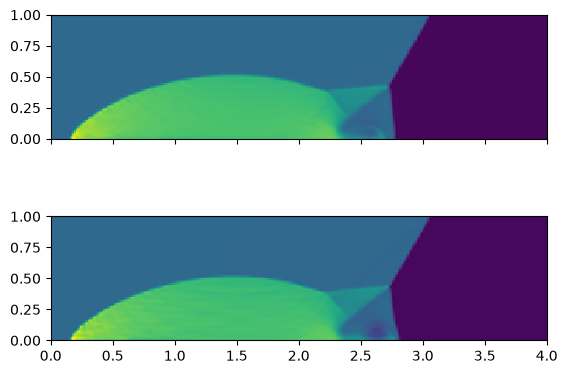
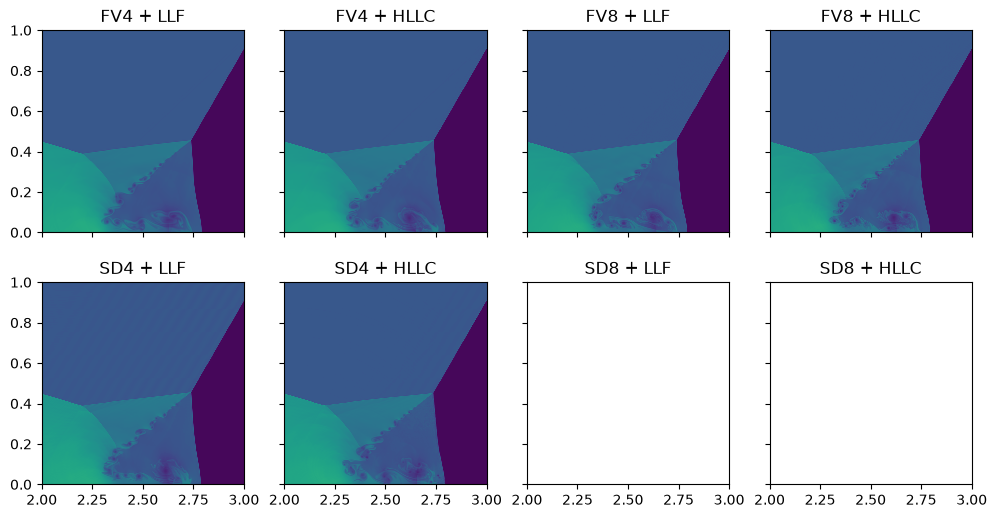
The notebook cell's code change between the first figure and the second:
--- before
+++ after
@@ -1,6 +1,37 @@
-fig, axs = plt.subplots(2, 1, sharex=True, sharey=True)
+fig, axs = plt.subplots(2, 4, sharex=True, sharey=True, figsize=(12, 6))
+axs[0, 0].set_xlim(2, 3)
 
-plot_fv(axs[0], sim1)
-plot_fv(axs[1], sim2)
-# plot_sd(axs[0], sim3)
-# plot_sd(axs[1], sim4)
+# plot_fv(axs[0], sim1)
+# plot_fv(axs[1], sim2)
+
+axs[0, 0].set_title("FV4 + LLF")
+m0 = plot_fv(axs[0, 0], sim1)
+
+axs[0, 1].set_title("FV4 + HLLC")
+m1 = plot_fv(axs[0, 1], sim2)
+
+axs[0, 2].set_title("FV8 + LLF")
+m2 = plot_fv(axs[0, 2], sim3)
+
+axs[0, 3].set_title("FV8 + HLLC")
+m3 = plot_fv(axs[0, 3], sim4)
+
+axs[1, 0].set_title("SD4 + LLF")
+m4 = plot_sd(axs[1, 0], sim5)
+
+axs[1, 1].set_title("SD4 + HLLC")
+m5 = plot_sd(axs[1, 1], sim6)
+
+axs[1, 2].set_title("SD8 + LLF")
+m6 = plot_sd(axs[1, 2], sim7)
+
+axs[1, 3].set_title("SD8 + HLLC")
+m7 = plot_sd(axs[1, 3], sim8)
+
+meshes = [m0, m1, m2, m3, m4, m5, m6, m7]
+vmin = min(m.get_array().min() for m in meshes)
+vmax = max(m.get_array().max() for m in meshes)
+for m in meshes:
+    m.set_clim(vmin, vmax)
+
+fig.savefig("spd_dmr.png", dpi=300, bbox_inches="tight")

Commit: update double mach reflection experiment